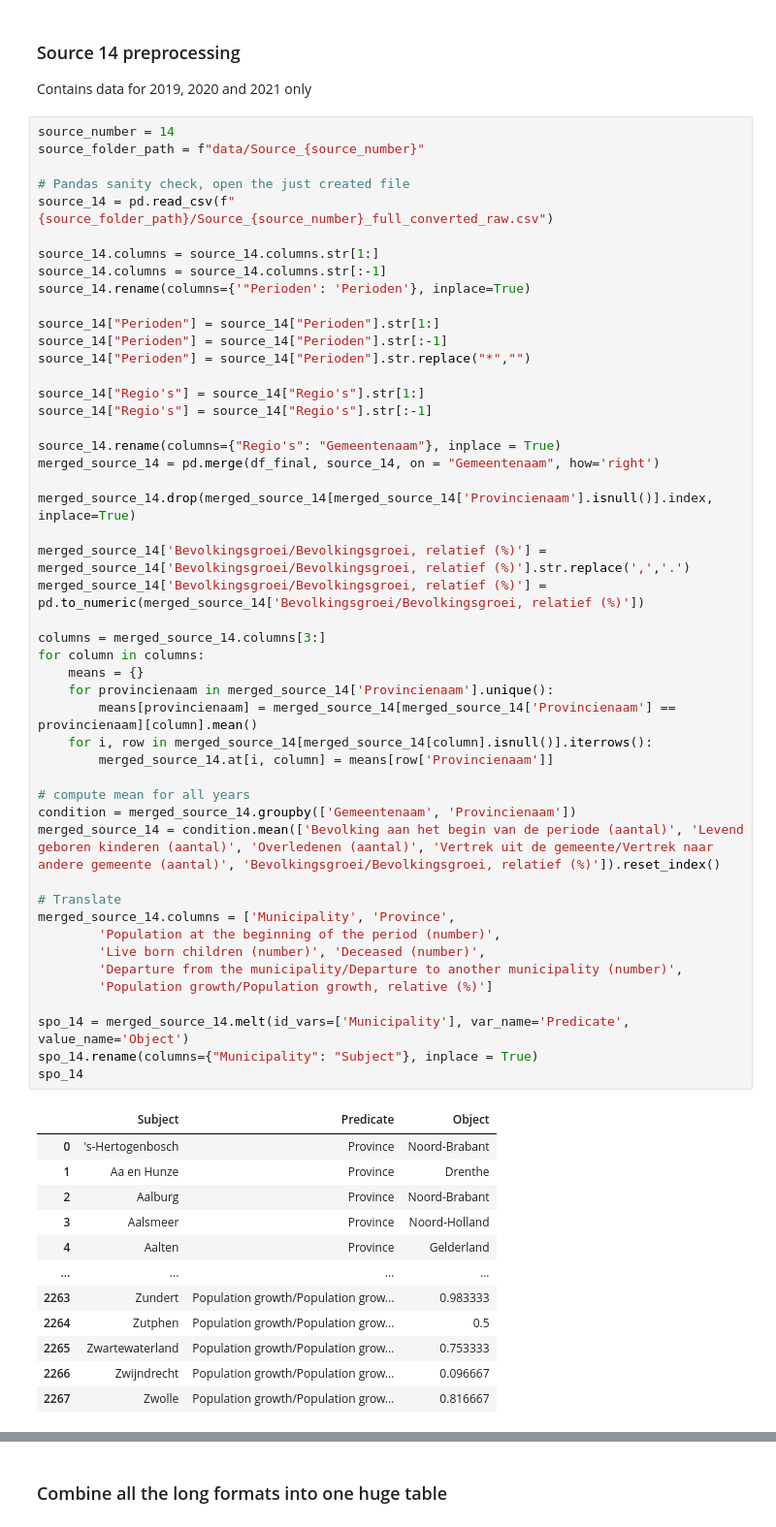
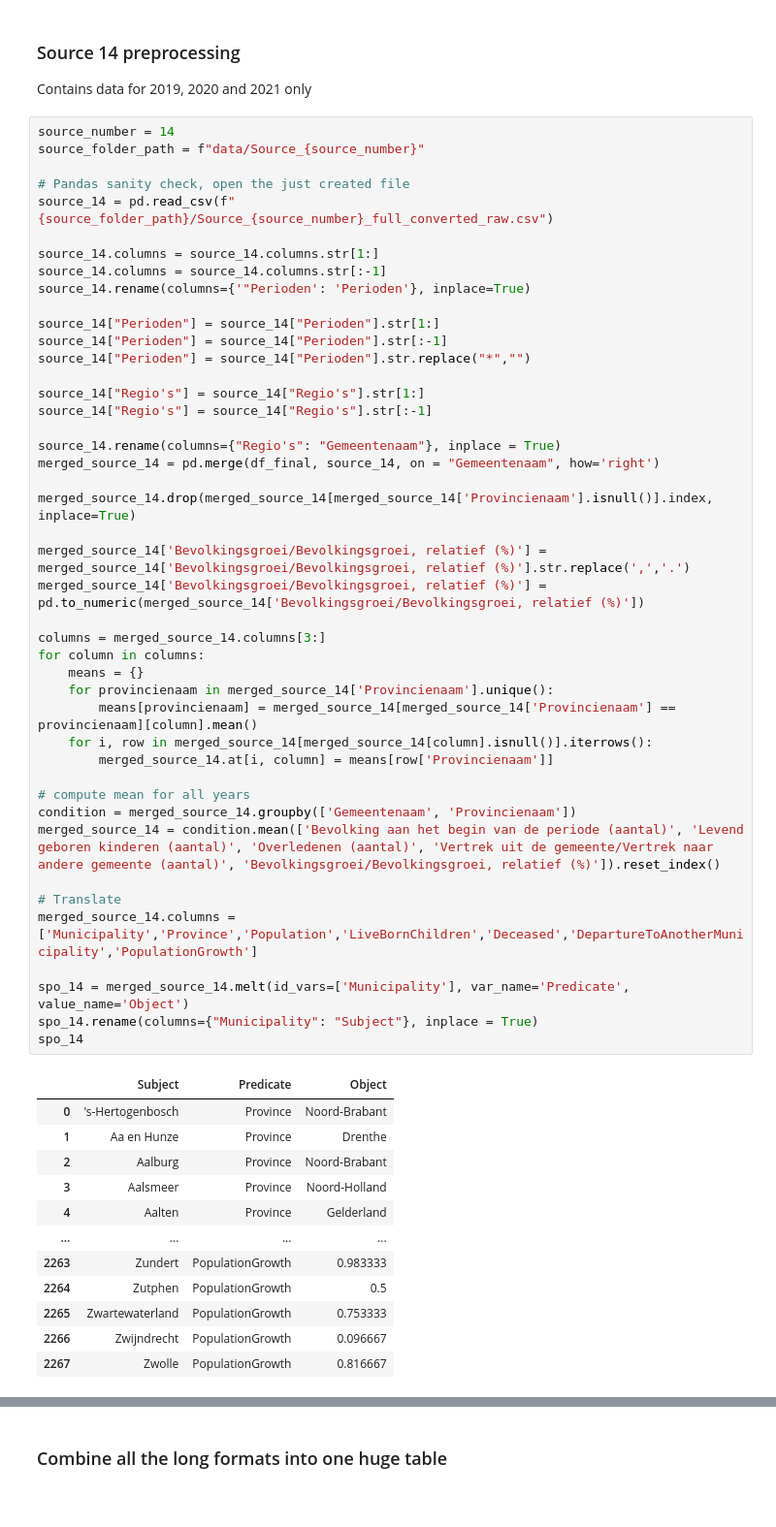
Before and after one commit to reikichan/2AMD20, a Jupyter notebook: preprocessing.ipynb, the cells around one changed output, grey strips where cells are left out. Shown: that part at 97% size. Cells and saved outputs as stored; diff of their text form.

```diff
--- a/preprocessing.ipynb
+++ b/preprocessing.ipynb
@@ -826,43 +831,39 @@ merged_source_14 = pd.merge(df_final, source_14, on = "Gemeentenaam", how='right
 merged_source_14.drop(merged_source_14[merged_source_14['Provincienaam'].isnull()].index, inplace=True)
 
 merged_source_14['Bevolkingsgroei/Bevolkingsgroei, relatief (%)'] = merged_source_14['Bevolkingsgroei/Bevolkingsgroei, relatief (%)'].str.replace(',','.')
 merged_source_14['Bevolkingsgroei/Bevolkingsgroei, relatief (%)'] = pd.to_numeric(merged_source_14['Bevolkingsgroei/Bevolkingsgroei, relatief (%)'])
 
 columns = merged_source_14.columns[3:]
 for column in columns:
     means = {}
     for provincienaam in merged_source_14['Provincienaam'].unique():
         means[provincienaam] = merged_source_14[merged_source_14['Provincienaam'] == provincienaam][column].mean()
     for i, row in merged_source_14[merged_source_14[column].isnull()].iterrows():
         merged_source_14.at[i, column] = means[row['Provincienaam']]
 
 # compute mean for all years
 condition = merged_source_14.groupby(['Gemeentenaam', 'Provincienaam'])
 merged_source_14 = condition.mean(['Bevolking aan het begin van de periode (aantal)', 'Levend geboren kinderen (aantal)', 'Overledenen (aantal)', 'Vertrek uit de gemeente/Vertrek naar andere gemeente (aantal)', 'Bevolkingsgroei/Bevolkingsgroei, relatief (%)']).reset_index()
 
 # Translate
-merged_source_14.columns = ['Municipality', 'Province',
-        'Population at the beginning of the period (number)',
-        'Live born children (number)', 'Deceased (number)',
-        'Departure from the municipality/Departure to another municipality (number)',
-        'Population growth/Population growth, relative (%)']
+merged_source_14.columns = ['Municipality','Province','Population','LiveBornChildren','Deceased','DepartureToAnotherMunicipality','PopulationGrowth']
 
 spo_14 = merged_source_14.melt(id_vars=['Municipality'], var_name='Predicate', value_name='Object')
 spo_14.rename(columns={"Municipality": "Subject"}, inplace = True)
 spo_14
 # %% [output]
 |  | Subject | Predicate | Object |
 | 0 | 's-Hertogenbosch | Province | Noord-Brabant |
 | 1 | Aa en Hunze | Province | Drenthe |
 | 2 | Aalburg | Province | Noord-Brabant |
 | 3 | Aalsmeer | Province | Noord-Holland |
 | 4 | Aalten | Province | Gelderland |
 | ... | ... | ... | ... |
-| 2263 | Zundert | Population growth/Population grow... | 0.983333 |
-| 2264 | Zutphen | Population growth/Population grow... | 0.5 |
-| 2265 | Zwartewaterland | Population growth/Population grow... | 0.753333 |
-| 2266 | Zwijndrecht | Population growth/Population grow... | 0.096667 |
-| 2267 | Zwolle | Population growth/Population grow... | 0.816667 |
+| 2263 | Zundert | PopulationGrowth | 0.983333 |
+| 2264 | Zutphen | PopulationGrowth | 0.5 |
+| 2265 | Zwartewaterland | PopulationGrowth | 0.753333 |
+| 2266 | Zwijndrecht | PopulationGrowth | 0.096667 |
+| 2267 | Zwolle | PopulationGrowth | 0.816667 |
 2268 rows × 3 columns
 # %% [markdown]
 ### Combine all the long formats into one huge table
```
Also changed, not shown: parts of 10 cells of this notebook.
